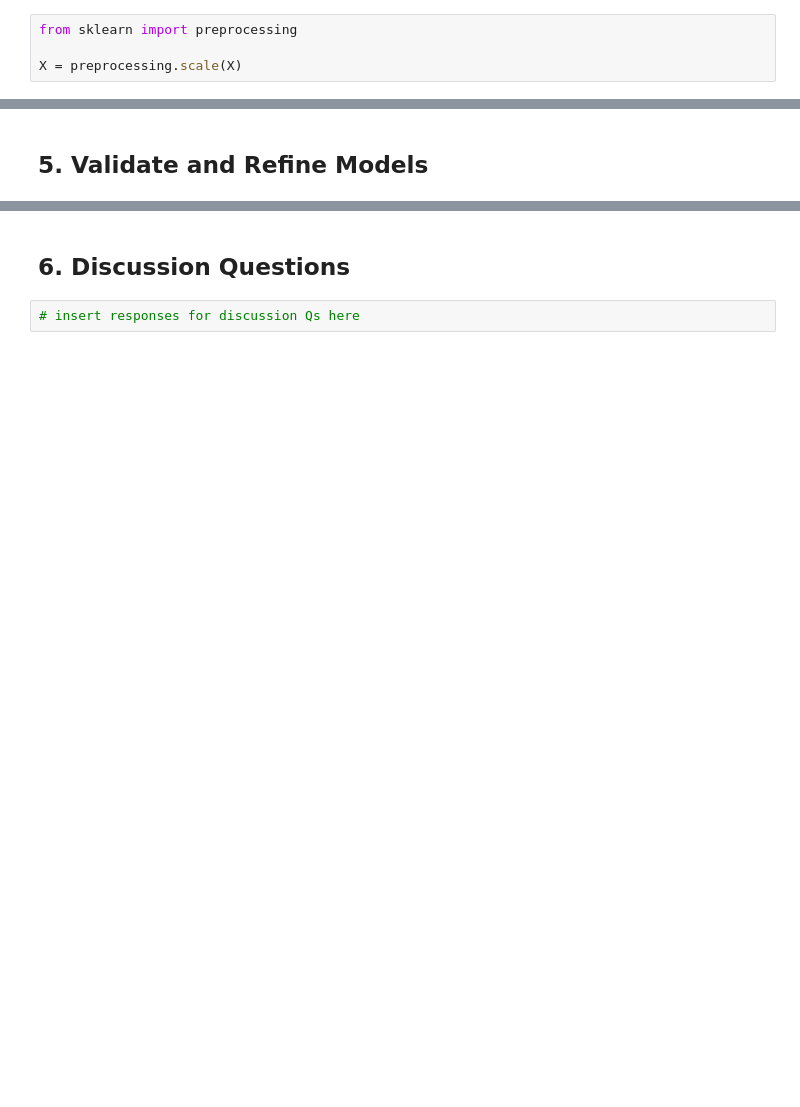
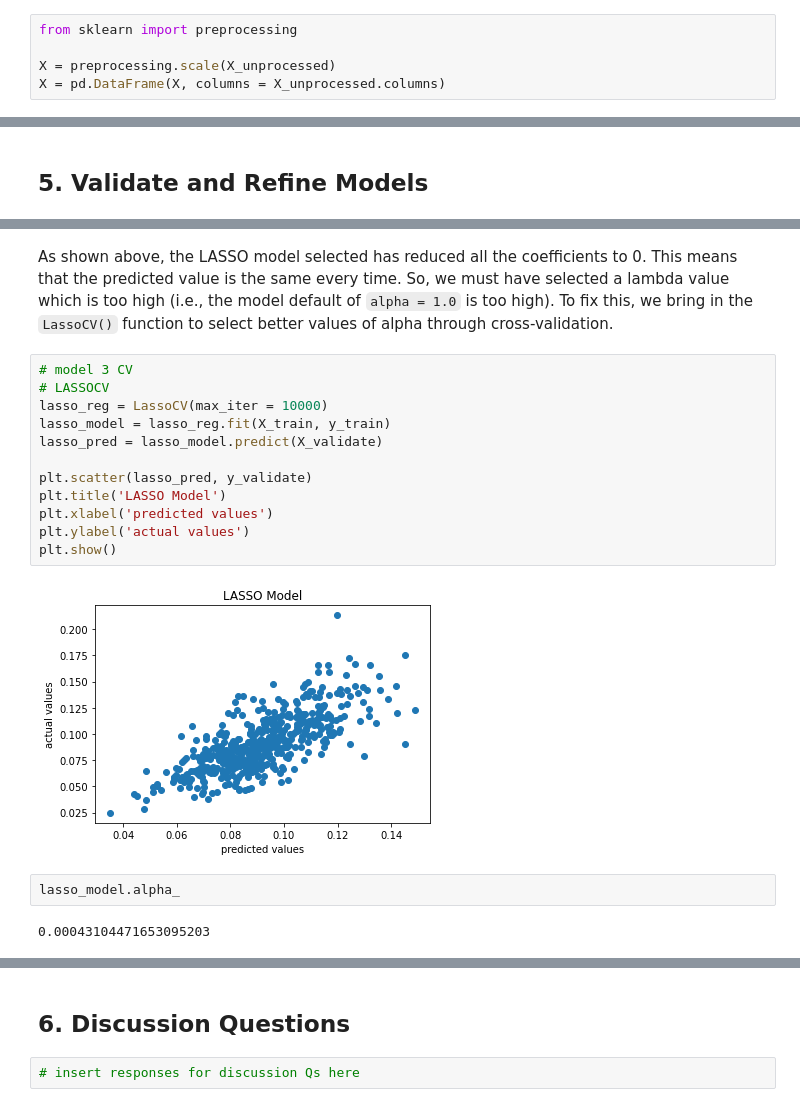
Before and after one commit to chasejstokes/CSS_Project2_Team7_Fall2022, a Jupyter notebook: Project 2 Students.ipynb, the cells around one changed output, grey strips where cells are left out. Saved outputs shown, nothing was run; the diff lists cells and outputs as text; blank space fills up the shorter version.

```diff
--- a/Project 2 Students.ipynb
+++ b/Project 2 Students.ipynb
@@ -265,6 +282,7 @@ We should also preprocess our data. Using the `preprocessing` module from sklear
 # %%
 from sklearn import preprocessing
 
-X = preprocessing.scale(X)
+X = preprocessing.scale(X_unprocessed)
+X = pd.DataFrame(X, columns = X_unprocessed.columns)
 # %% [markdown]
 We can also get rid of the 0 variance features using the `VarianceThreshold()` method from `feature_selection`.
@@ -300,0 +407,20 @@ X_train, X_validate, y_train, y_validate = train_test_split(X_train, y_train, te
+# %% [markdown]
+As shown above, the LASSO model selected has reduced all the coefficients to 0. This means that the predicted value is the same every time. So, we must have selected a lambda value which is too high (i.e., the model default of `alpha = 1.0` is too high). To fix this, we bring in the `LassoCV()` function to select better values of alpha through cross-validation.
+# %%
+# model 3 CV
+# LASSOCV
+lasso_reg = LassoCV(max_iter = 10000)
+lasso_model = lasso_reg.fit(X_train, y_train)
+lasso_pred = lasso_model.predict(X_validate)
+
+plt.scatter(lasso_pred, y_validate)
+plt.title('LASSO Model')
+plt.xlabel('predicted values')
+plt.ylabel('actual values')
+plt.show()
+# %% [output]
+[figure, added]
+# %%
+lasso_model.alpha_
+# %% [output]
+0.00043104471653095203
```
Also changed, not shown: parts of 55 cells of this notebook.
